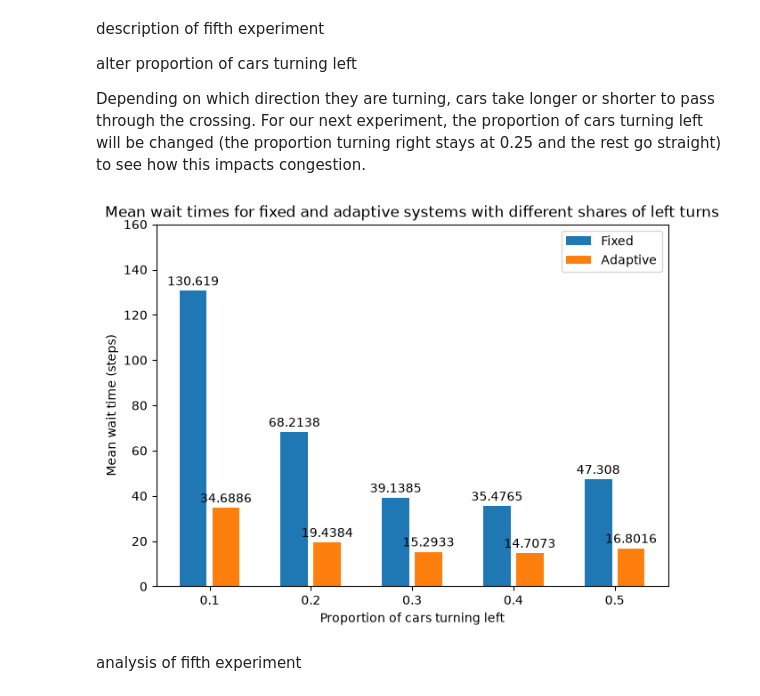
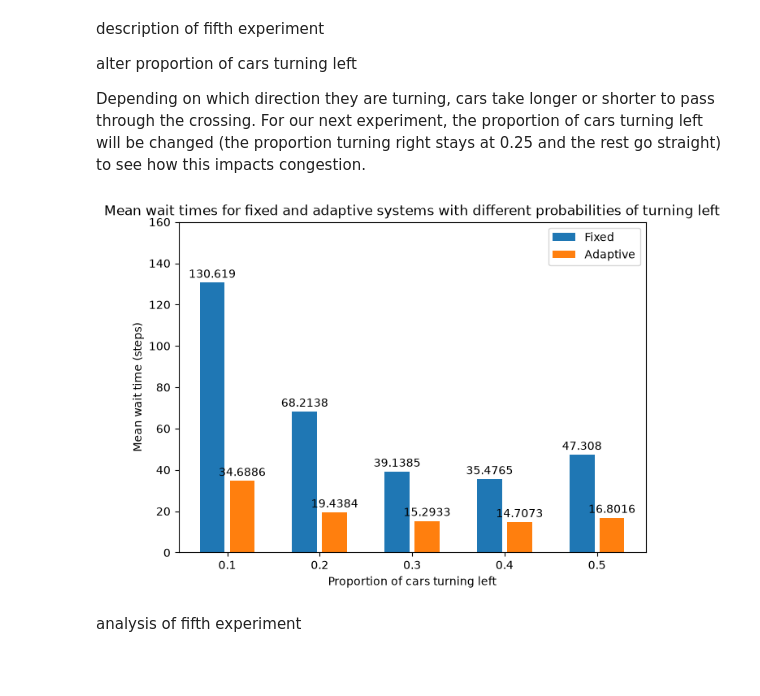
Before and after one commit to phattydumpling/CITS4403-Project, a Jupyter notebook: notebooks/Results/Analysis.ipynb, the cells around one changed output. Drawn from its saved outputs; the diff is of its cells as text; code cells hidden in the pictures; blank space fills up the shorter version.

```diff
--- a/notebooks/Results/Analysis.ipynb
+++ b/notebooks/Results/Analysis.ipynb
@@ -163,25 +163,25 @@ Depending on which direction they are turning, cars take longer or shorter to pa
 # %%
 res=[]
 for item in avg_data[36:46]:
     res.append(item[3])
 
 demands = (0.1, 0.2, 0.3, 0.4, 0.5)
 averages = { "Fixed": tuple(res[0:5]), "Adaptive": tuple(res[5:10])}
 
 fig, ax = plt.subplots(layout="constrained")
 res = ax.grouped_bar(averages, tick_labels=demands, bar_spacing=0.2)
 for container in res.bar_containers:
     ax.bar_label(container, padding=2)
 
 ax.set_xlabel("Proportion of cars turning left")
 ax.set_ylabel("Mean wait time (steps)")
-ax.set_title("Mean wait times for fixed and adaptive systems with different shares of left turns")
+ax.set_title("Mean wait times for fixed and adaptive systems with different probabilities of turning left")
 ax.legend(loc="upper right")
 ax.set_ylim(0, 160)
 
 plt.show()
 # %% [output]
-[figure, old version]
+[figure, new version]
 # %% [markdown]
 analysis of fifth experiment
 # %% [markdown]
```
Also changed, not shown: parts of 2 cells of this notebook, 25 other files.
